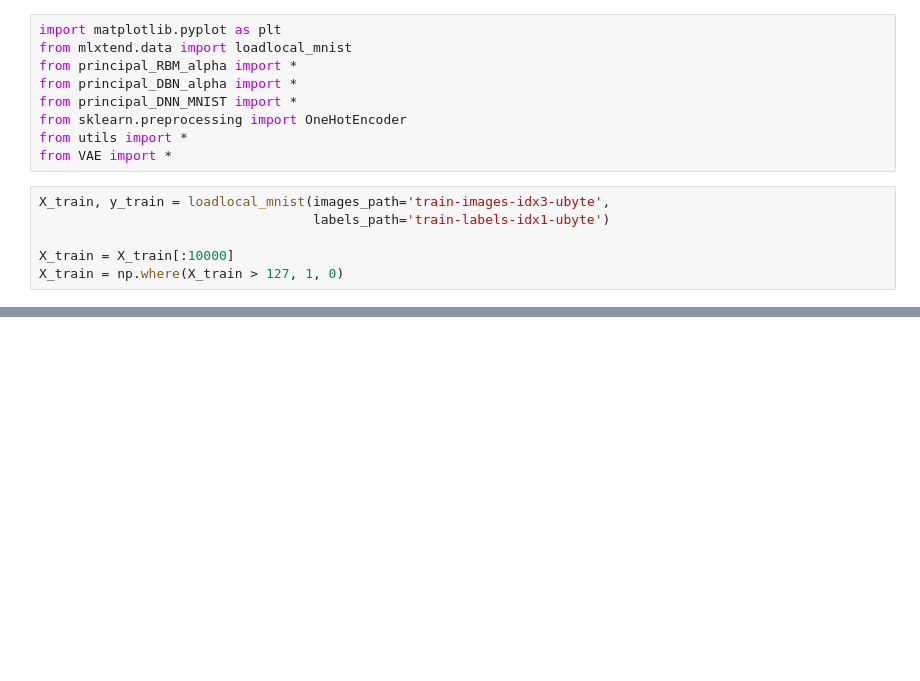
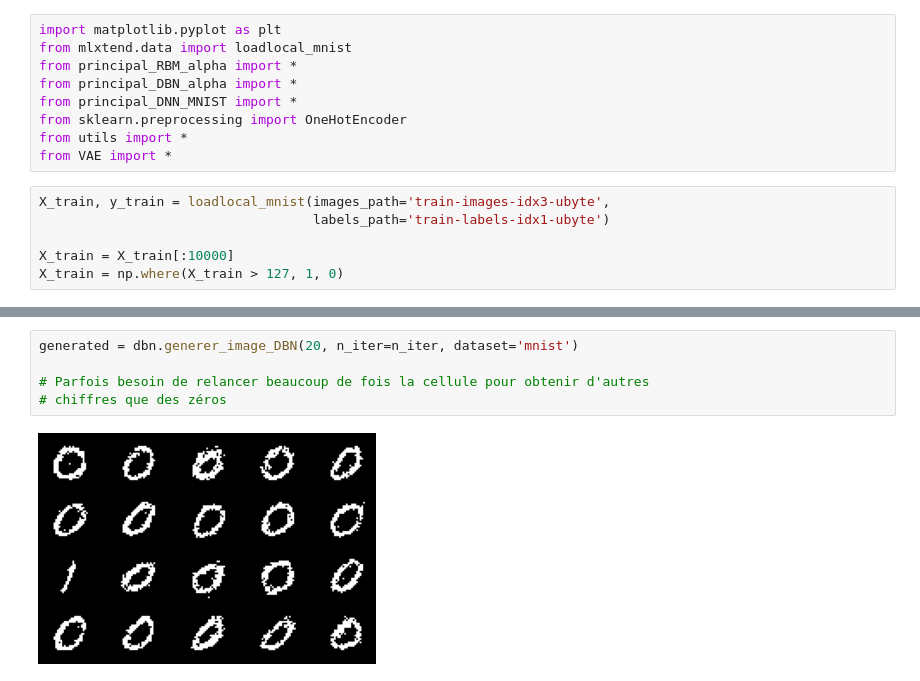
Before and after one commit to vdelale/Deep-Learning-II---Master-DS, a Jupyter notebook: Comparaison_generation_VAE.ipynb, the cells around one changed output, grey strips where cells are left out. Cells and saved outputs as stored; diff of their text form; blank space fills up the shorter version.

```diff
--- a/Comparaison_generation_VAE.ipynb
+++ b/Comparaison_generation_VAE.ipynb
@@ -81,3 +82,10 @@ Epoch 100 out of 100, loss: 0.06154113571304922
+# %%
+generated = dbn.generer_image_DBN(20, n_iter=n_iter, dataset='mnist')
+
+# Parfois besoin de relancer beaucoup de fois la cellule pour obtenir d'autres
+# chiffres que des zéros
+# %% [output]
+[figure, added]
 # %%
 # build model
 vae = VAE(x_dim=784, h_dim1=256, h_dim2=128, z_dim=2)
```
Also changed, not shown: parts of 6 cells of this notebook.
